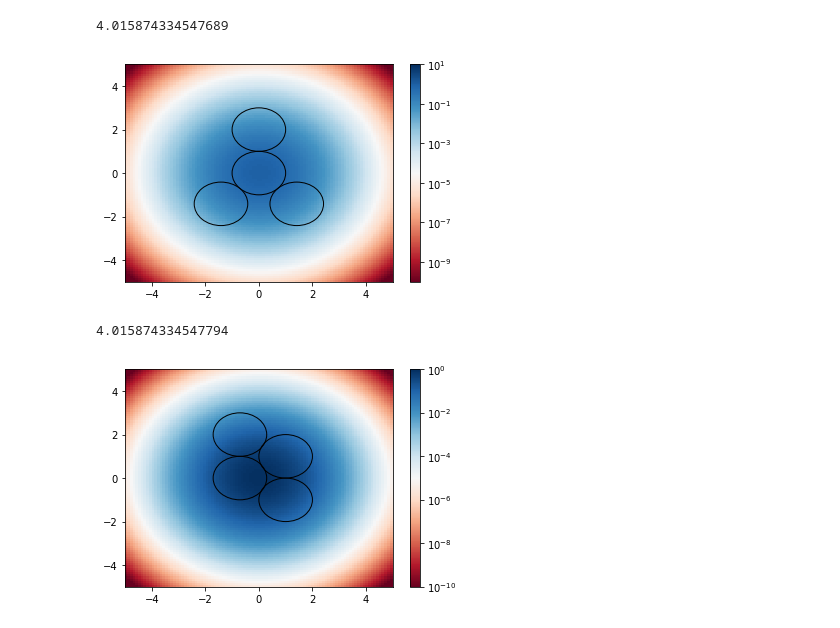
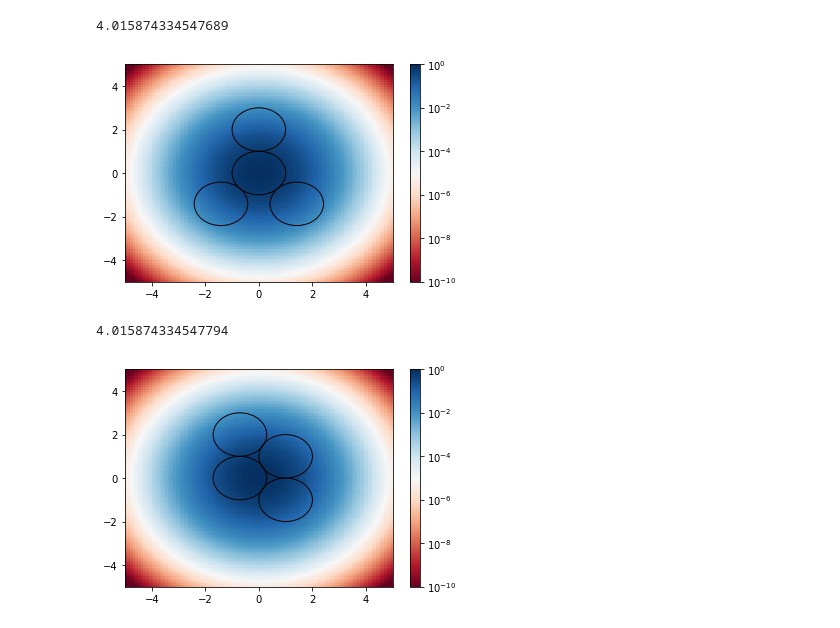
Before and after one commit to sheplock/riddler, a Jupyter notebook: 29July2022.ipynb, the cells around one changed output. Drawn from its saved outputs; the diff is of its cells as text; code cells hidden in the pictures.

```diff
--- a/29July2022.ipynb
+++ b/29July2022.ipynb
@@ -136,6 +136,6 @@ origins = [(1,1), (1,-1), (-1,1), (-1,-1)]
 drawCirclesAndGauss2D(origins)
 totalArea = 0
 for origin in origins:
-    totalArea += integrateCircleGauss2D(origin)
+    totalArea += integrateCircleGauss2D(origin[0], origin[1])
 print(totalArea)
 # %% [output]
@@ -154,12 +154,12 @@ print(totalArea)
 # %%
 origins = [(0,0), (0,2), (-np.sqrt(2),-np.sqrt(2)), (np.sqrt(2),-np.sqrt(2))]
 drawCirclesAndGauss2D(origins)
 totalArea = 0
 for origin in origins:
-    totalArea += integrateCircleGauss2D(origin)
+    totalArea += integrateCircleGauss2D(origin[0], origin[1])
 print(totalArea)
 # %% [output]
-[figure, old version]
+[figure, new version]
 4.015874334547794
 # %%
 origins = [(-np.sqrt(2)/2,2), (1,1), (-np.sqrt(2)/2,0), (1,-1)]
```
Also changed, not shown: parts of 7 cells of this notebook.
